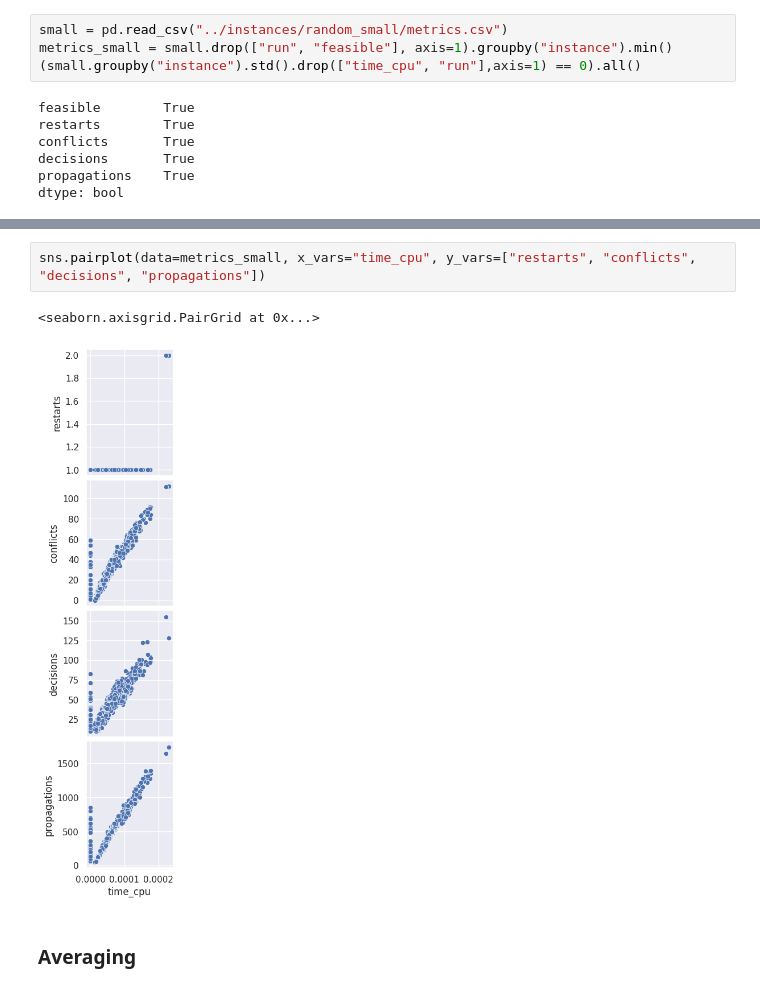
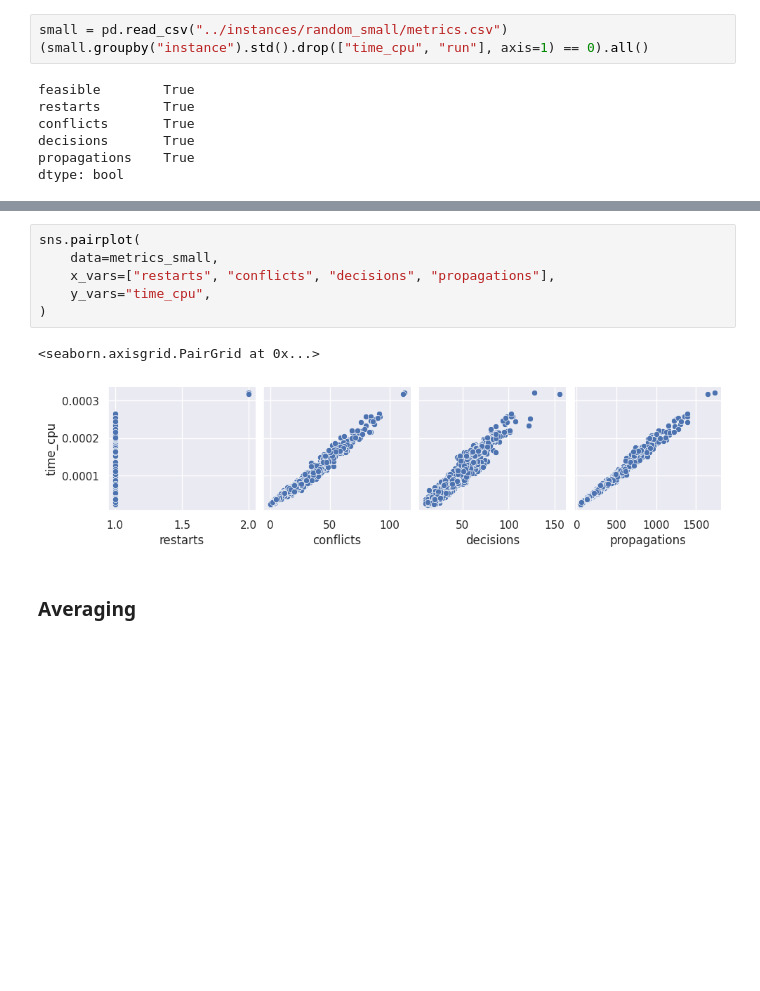
Before and after one commit to fernandokm/hard-instances, a Jupyter notebook: notebooks/metrics.ipynb, the cells around one changed output, grey strips where cells are left out. Saved outputs shown, nothing was run; the diff lists cells and outputs as text; blank space fills up the shorter version.

```diff
--- a/notebooks/metrics.ipynb
+++ b/notebooks/metrics.ipynb
@@ -103,8 +133,7 @@ sns.pairplot(data=metrics_large, x_vars="time_cpu", y_vars=["restarts", "conflic
 ## Small instances
 # %%
 small = pd.read_csv("../instances/random_small/metrics.csv")
-metrics_small = small.drop(["run", "feasible"], axis=1).groupby("instance").min()
-(small.groupby("instance").std().drop(["time_cpu", "run"],axis=1) == 0).all()
+(small.groupby("instance").std().drop(["time_cpu", "run"], axis=1) == 0).all()
 # %% [output]
 feasible        True
 restarts        True
@@ -135,10 +178,14 @@ for col in metrics_small.columns:
 [figure]
 [figure]
 # %%
-sns.pairplot(data=metrics_small, x_vars="time_cpu", y_vars=["restarts", "conflicts", "decisions", "propagations"])
+sns.pairplot(
+    data=metrics_small,
+    x_vars=["restarts", "conflicts", "decisions", "propagations"],
+    y_vars="time_cpu",
+)
 # %% [output]
 <seaborn.axisgrid.PairGrid at 0x...>
-[figure, old version]
+[figure, new version]
 # %% [markdown]
 ### Averaging
 # %%
```
Also changed, not shown: parts of 25 cells of this notebook.
